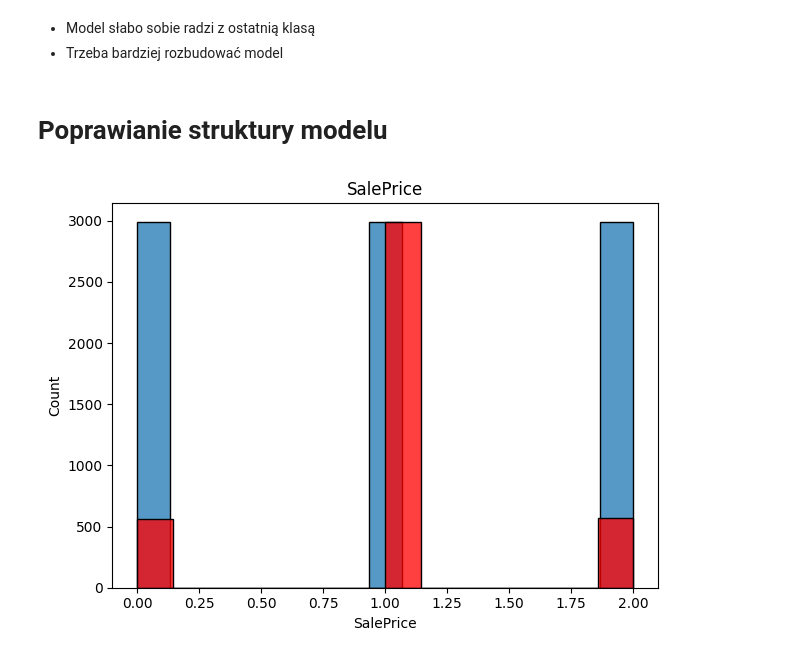
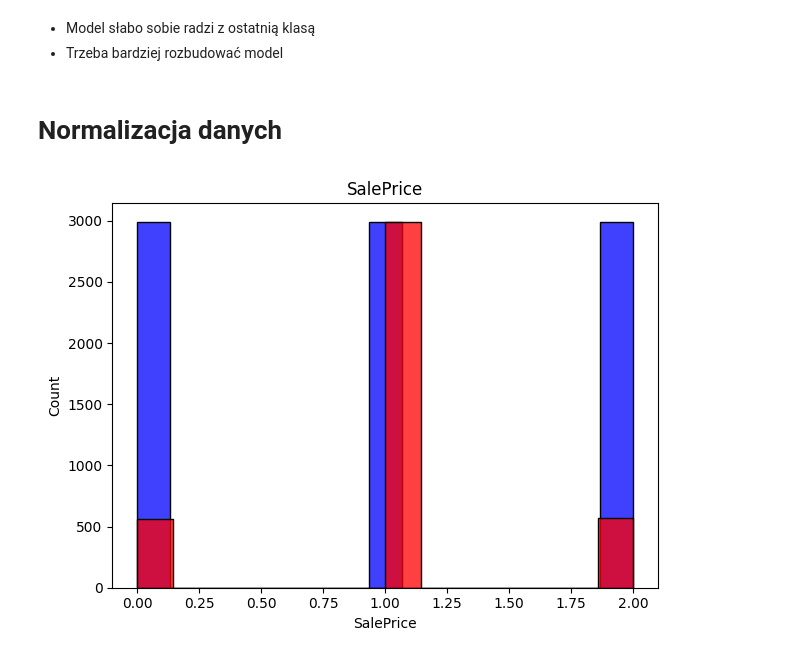
Before and after one commit to BrunoSienkiewicz/Neural-networks, a Jupyter notebook: miniprojekt_2/miniprojekt_2_bruno.ipynb, the cells around one changed output. Drawn from its saved outputs; the diff is of its cells as text; code cells hidden in the pictures.

```diff
--- a/miniprojekt_2/miniprojekt_2_bruno.ipynb
+++ b/miniprojekt_2/miniprojekt_2_bruno.ipynb
@@ -143,19 +134,19 @@ torch.save(net.state_dict(), "starting_model.tar")
 # %% [markdown]
 - Model słabo sobie radzi z ostatnią klasą
 - Trzeba bardziej rozbudować model
-# %% [markdown]
-# Poprawianie struktury modelu
+# %% [markdown]
+# Normalizacja danych
 # %%
 from data_functions import equalize_classes
 
 data_eq = equalize_classes(data, "SalePrice")
 
 fig, ax = plt.subplots()
-sns.histplot(data_eq["SalePrice"], ax=ax)
-sns.histplot(data["SalePrice"], ax=ax, color="red")
+sns.histplot(data_eq["SalePrice"], ax=ax, label="equalized", color="blue")
+sns.histplot(data["SalePrice"], ax=ax, color="red", label="original")
 ax.set_title("SalePrice")
 plt.tight_layout()
 plt.show()
 # %% [output]
-[figure, old version]
+[figure, new version]
 # %%
```
Also changed, not shown: parts of 23 cells of this notebook, 3 other files.
